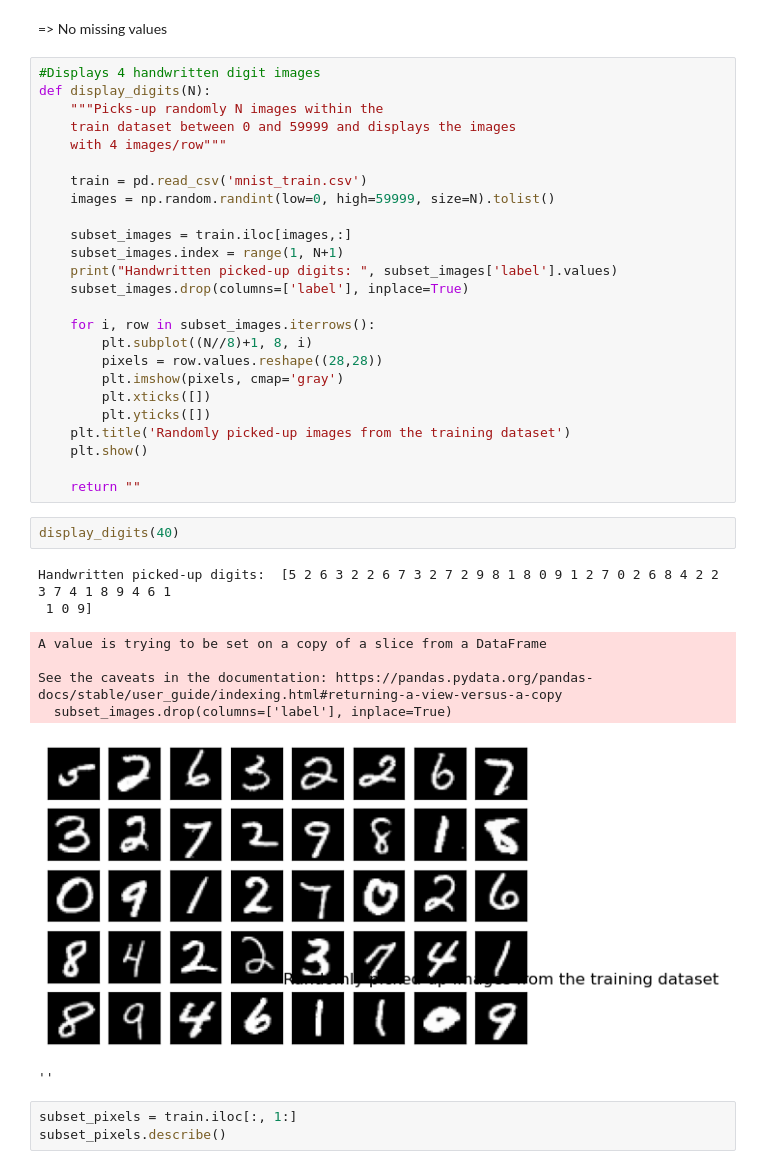
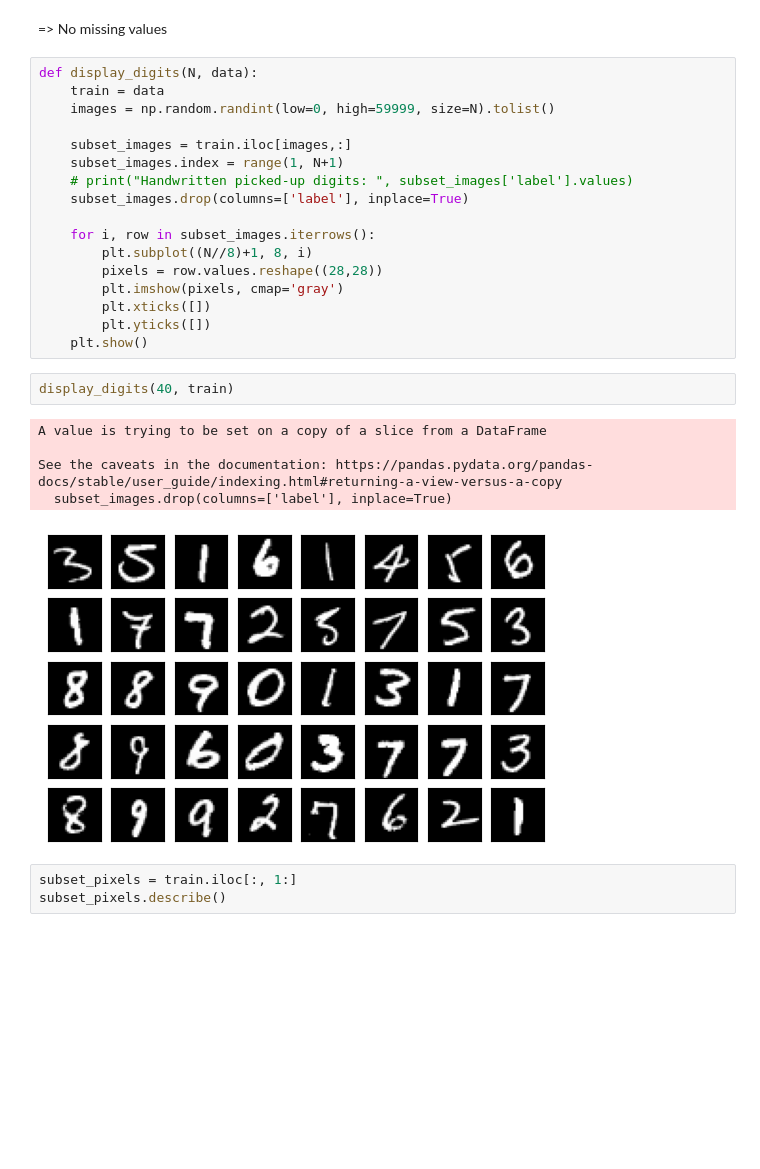
Before and after one commit to viethuynh98/practice_mnist_NB_KNN, a Jupyter notebook: preprocessing.ipynb, the cells around one changed output. Cells and saved outputs as stored; diff of their text form; blank space fills up the shorter version.

Commit message:
-update graph and model

```diff
--- a/preprocessing.ipynb
+++ b/preprocessing.ipynb
@@ -37,18 +68,13 @@ Series([], dtype: int64)
 # %% [markdown]
 => No missing values
 # %%
-#Displays 4 handwritten digit images
-def display_digits(N):
-    """Picks-up randomly N images within the
-    train dataset between 0 and 59999 and displays the images
-    with 4 images/row"""
-
-    train = pd.read_csv('mnist_train.csv')
+def display_digits(N, data):
+    train = data
     images = np.random.randint(low=0, high=59999, size=N).tolist()
 
     subset_images = train.iloc[images,:]
     subset_images.index = range(1, N+1)
-    print("Handwritten picked-up digits: ", subset_images['label'].values)
+    # print("Handwritten picked-up digits: ", subset_images['label'].values)
     subset_images.drop(columns=['label'], inplace=True)
 
     for i, row in subset_images.iterrows():
@@ -57,21 +83,15 @@ def display_digits(N):
         plt.imshow(pixels, cmap='gray')
         plt.xticks([])
         plt.yticks([])
-    plt.title('Randomly picked-up images from the training dataset')
     plt.show()
-
-    return ""
 # %%
-display_digits(40)
+display_digits(40, train)
 # %% [output]
-Handwritten picked-up digits:  [5 2 6 3 2 2 6 7 3 2 7 2 9 8 1 8 0 9 1 2 7 0 2 6 8 4 2 2 3 7 4 1 8 9 4 6 1
- 1 0 9]
+A value is trying to be set on a copy of a slice from a DataFrame
+
+See the caveats in the documentation: https://pandas.pydata.org/pandas-docs/stable/user_guide/indexing.html#returning-a-view-versus-a-copy
+  subset_images.drop(columns=['label'], inplace=True)
-A value is trying to be set on a copy of a slice from a DataFrame
-
-See the caveats in the documentation: https://pandas.pydata.org/pandas-docs/stable/user_guide/indexing.html#returning-a-view-versus-a-copy
-  subset_images.drop(columns=['label'], inplace=True)
-[figure, old version]
+[figure, new version]
-''
 # %%
 subset_pixels = train.iloc[:, 1:]
 subset_pixels.describe()
```
Also changed, not shown: parts of 24 cells of this notebook, 2 other files.
